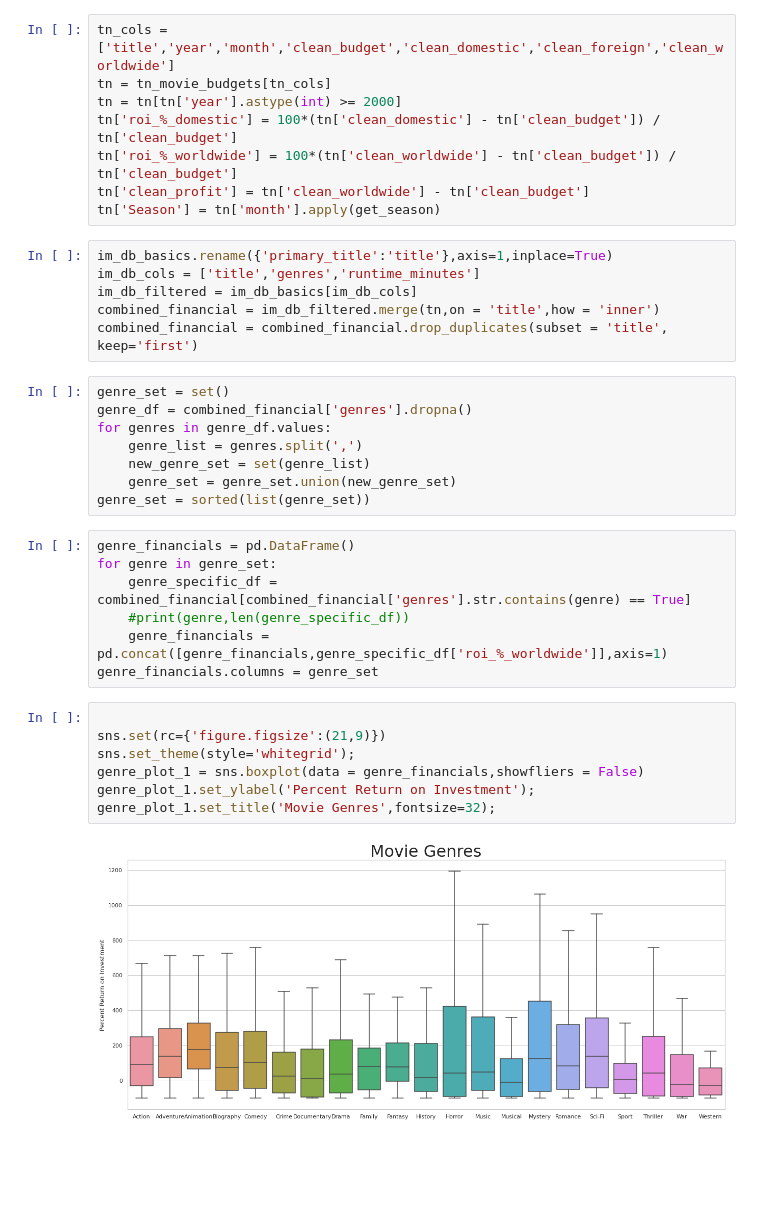
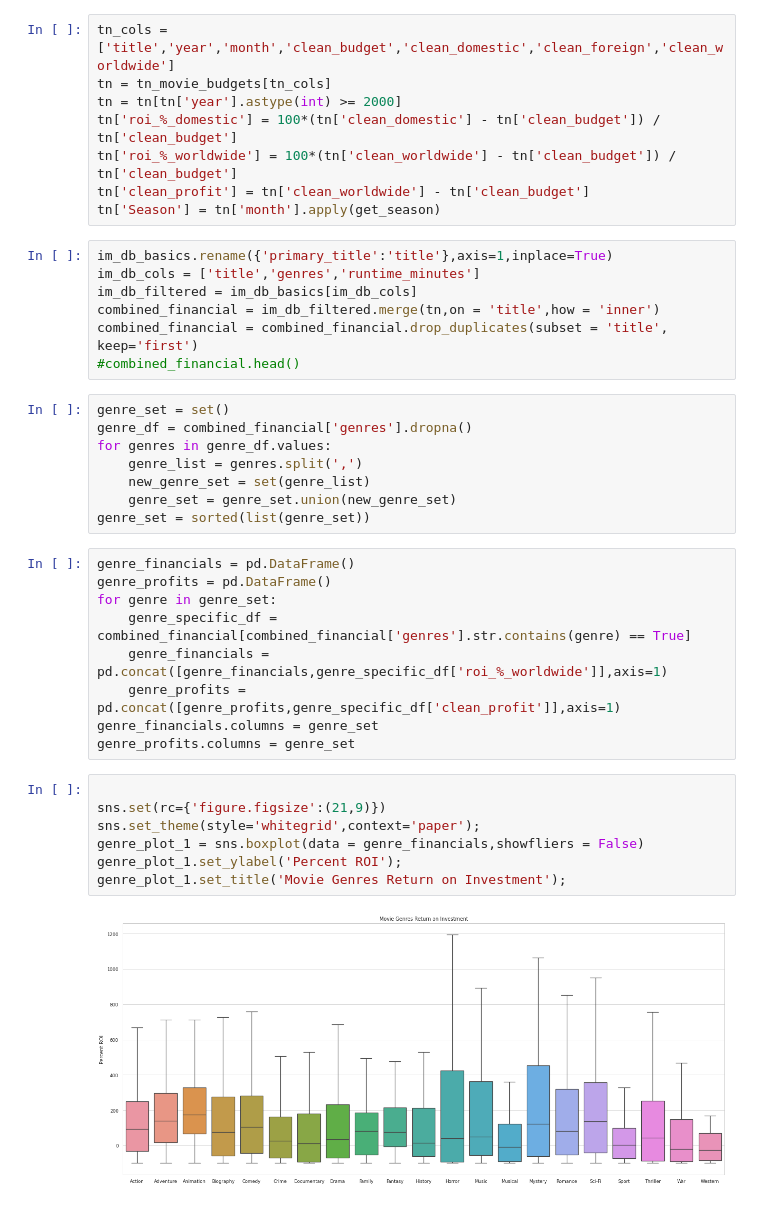
Before and after one commit to jlombino/dsc-phase-1-project, a Jupyter notebook: Jason's Work.ipynb, the cells around one changed output. Drawn from its saved outputs; the diff is of its cells as text; blank space fills up the shorter version.

Commit message:
Finished Graphs

```diff
--- a/Jason's Work.ipynb
+++ b/Jason's Work.ipynb
@@ -62,6 +62,7 @@ im_db_cols = ['title','genres','runtime_minutes']
 im_db_filtered = im_db_basics[im_db_cols]
 combined_financial = im_db_filtered.merge(tn,on = 'title',how = 'inner')
 combined_financial = combined_financial.drop_duplicates(subset = 'title', keep='first')
+#combined_financial.head()
 # %%
 genre_set = set()
 genre_df = combined_financial['genres'].dropna()
@@ -72,20 +73,22 @@ for genres in genre_df.values:
 genre_set = sorted(list(genre_set))
 # %%
 genre_financials = pd.DataFrame()
+genre_profits = pd.DataFrame()
 for genre in genre_set:
     genre_specific_df = combined_financial[combined_financial['genres'].str.contains(genre) == True]
-    #print(genre,len(genre_specific_df))
     genre_financials = pd.concat([genre_financials,genre_specific_df['roi_%_worldwide']],axis=1)
+    genre_profits = pd.concat([genre_profits,genre_specific_df['clean_profit']],axis=1)
 genre_financials.columns = genre_set
+genre_profits.columns = genre_set
 # %%
 
 sns.set(rc={'figure.figsize':(21,9)})
-sns.set_theme(style='whitegrid');
+sns.set_theme(style='whitegrid',context='paper');
 genre_plot_1 = sns.boxplot(data = genre_financials,showfliers = False)
-genre_plot_1.set_ylabel('Percent Return on Investment');
-genre_plot_1.set_title('Movie Genres',fontsize=32);
+genre_plot_1.set_ylabel('Percent ROI');
+genre_plot_1.set_title('Movie Genres Return on Investment');
 # %% [output]
-[figure, old version]
+[figure, new version]
 # %%
 top_genre_financials = genre_financials[genre_financials.median().sort_values(ascending=False).index[:8]]
 sns.set(rc={'figure.figsize':(16,9)})
```
Also changed, not shown: parts of 15 cells of this notebook.
